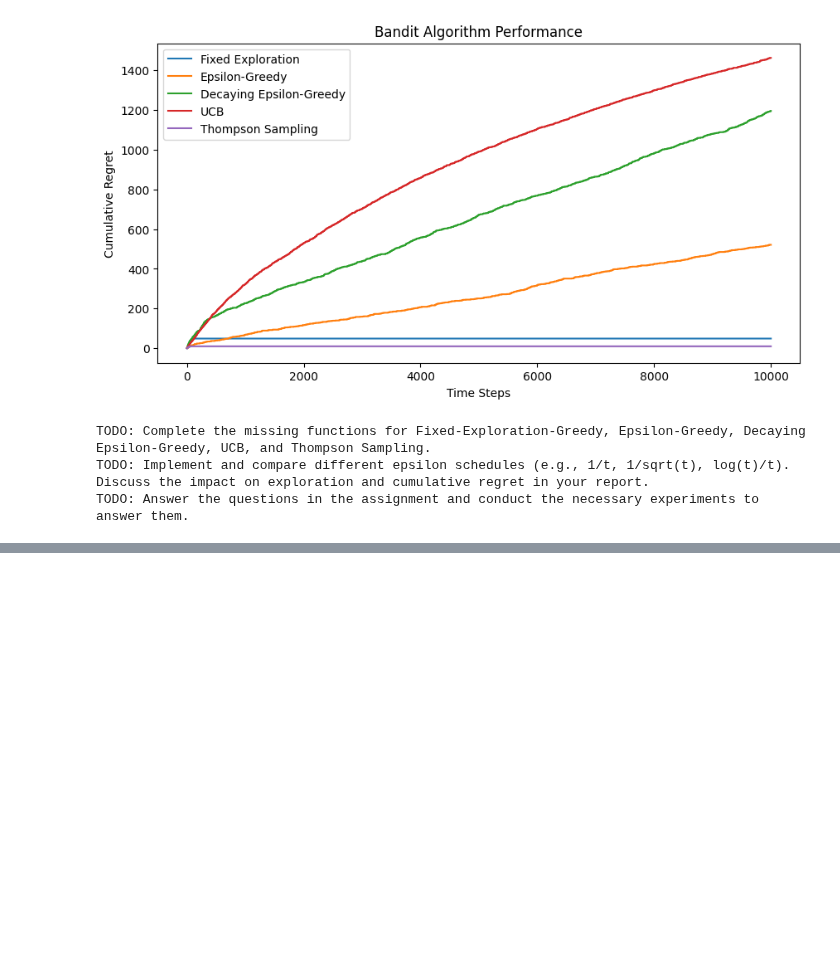
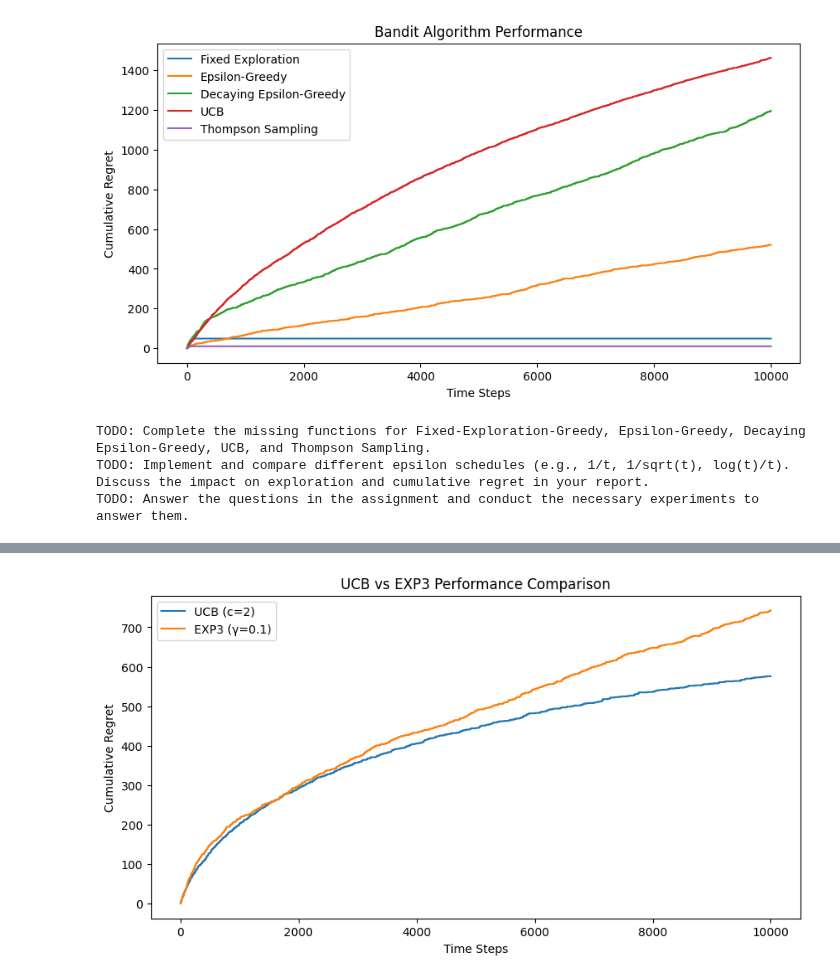
Before and after one commit to jessie-1001/RS-PROJECT, a Jupyter notebook: test_zyc.ipynb, the cells around one changed output, grey strips where cells are left out. Drawn from its saved outputs; the diff is of its cells as text; code cells hidden in the pictures; blank space fills up the shorter version.

```diff
--- a/test_zyc.ipynb
+++ b/test_zyc.ipynb
@@ -1047,0 +830,89 @@ rewards = calculate_rewards(p_star, p_LP, executed_trades, s_LP)
+# %%
+import numpy as np
+import matplotlib.pyplot as plt
+
+class BanditEnvironment:
+    def __init__(self, num_arms, reward_means):
+        self.num_arms = num_arms
+        self.reward_means = reward_means
+
+    def pull_arm(self, arm):
+        return np.random.binomial(1, self.reward_means[arm])
+
+class UCB:
+    def __init__(self, num_arms, c):
+        self.num_arms = num_arms
+        self.c = c
+        self.counts = np.zeros(num_arms)
+        self.values = np.zeros(num_arms)
+        self.t = 1
+
+    def select_arm(self):
+        for arm in range(self.num_arms):
+            if self.counts[arm] == 0:
+                return arm
+        ucb_values = self.values + self.c * np.sqrt(np.log(self.t) / self.counts)
+        return np.argmax(ucb_values)
+
+    def update(self, arm, reward):
+        self.counts[arm] += 1
+        self.values[arm] += (reward - self.values[arm]) / self.counts[arm]
+        self.t += 1
+
+class EXP3:
+    def __init__(self, num_arms, gamma):
+        self.num_arms = num_arms
+        self.gamma = gamma
+        self.weights = np.ones(num_arms)
+        self.t = 1
+
+    def select_arm(self):
+        probabilities = (1 - self.gamma) * (self.weights / np.sum(self.weights)) + \
+                       self.gamma / self.num_arms
+        return np.random.choice(self.num_arms, p=probabilities)
+
+    def update(self, arm, reward):
+        probabilities = (1 - self.gamma) * (self.weights / np.sum(self.weights)) + \
+                       self.gamma / self.num_arms
+        estimated_reward = reward / probabilities[arm]
+        self.weights[arm] *= np.exp(self.gamma * estimated_reward / self.num_arms)
+        self.t += 1
+
+def run_experiment(bandit_class, bandit_params, env, num_steps):
+    bandit = bandit_class(**bandit_params)
+    regrets = []
+    optimal_reward = max(env.reward_means)
+
+    for t in range(num_steps):
+        arm = bandit.select_arm()
+        reward = env.pull_arm(arm)
+        bandit.update(arm, reward)
+        regret = optimal_reward - reward
+        regrets.append(regret)
+
+    return np.cumsum(regrets)
+
+# Experimental setup
+num_arms = 10
+reward_means = np.linspace(0, 1, num_arms)
+env = BanditEnvironment(num_arms, reward_means)
+num_steps = 10000
+
+# Run experiments
+plt.figure(figsize=(10, 5))
+
+# UCB experiment
+ucb_regret = run_experiment(UCB, {'num_arms': num_arms, 'c': 2}, env, num_steps)
+plt.plot(ucb_regret, label='UCB (c=2)')
+
+# EXP3 experiment
+exp3_regret = run_experiment(EXP3, {'num_arms': num_arms, 'gamma': 0.1}, env, num_steps)
+plt.plot(exp3_regret, label='EXP3 (γ=0.1)')
+
+plt.xlabel("Time Steps")
+plt.ylabel("Cumulative Regret")
+plt.legend()
+plt.title("UCB vs EXP3 Performance Comparison")
+plt.show()
+# %% [output]
+[figure, added]
```
Also changed, not shown: parts of 5 cells of this notebook.
